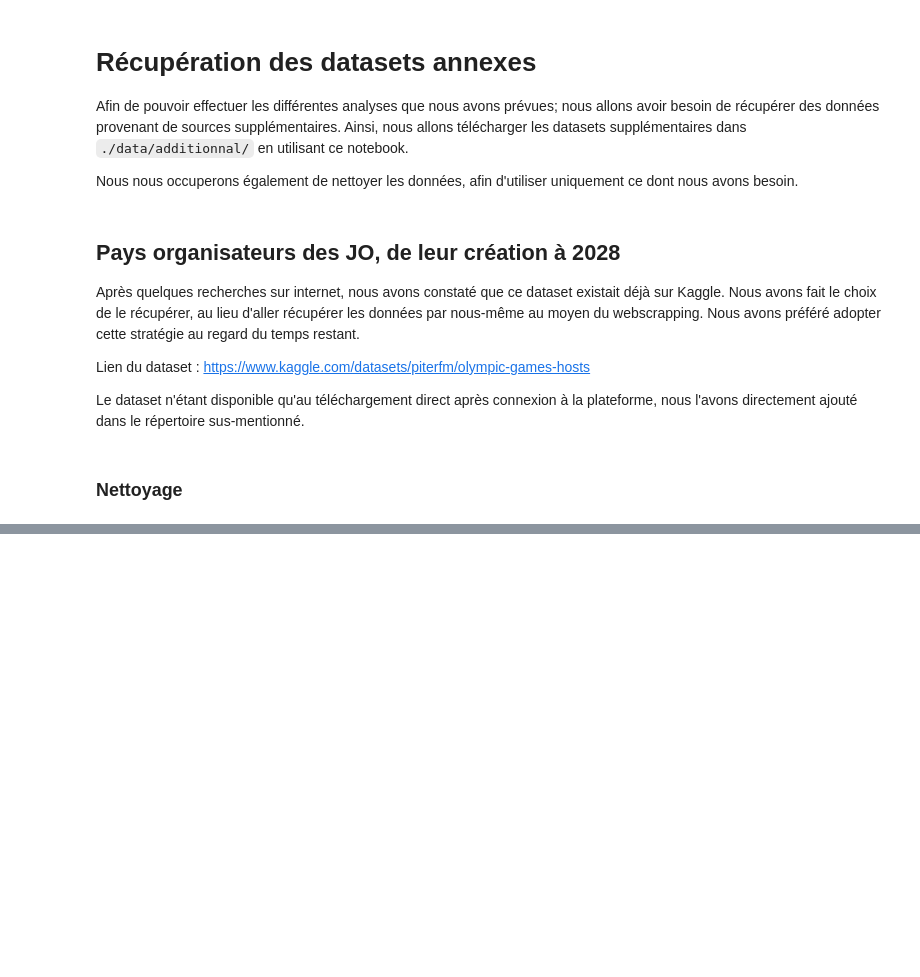
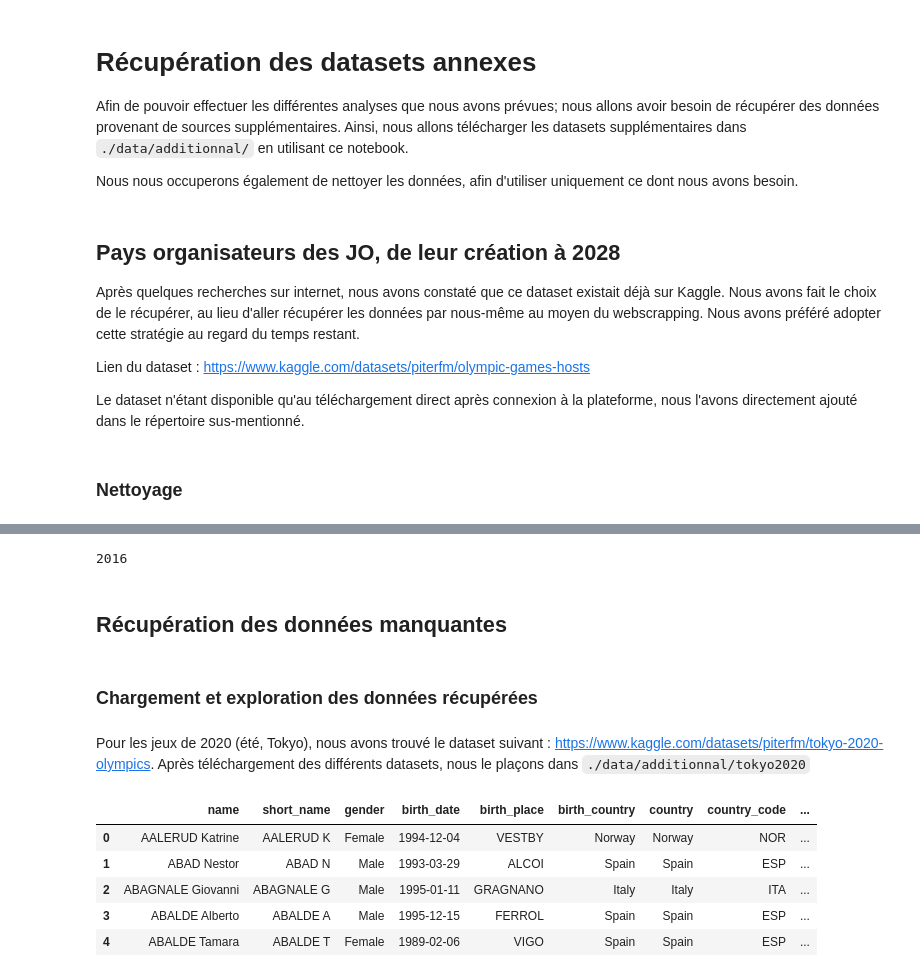
Before and after one commit to nastoo/tp-methodes-pour-analytique, a Jupyter notebook: Misc_dataset_gathering.ipynb, the cells around one changed output, grey strips where cells are left out. Saved outputs shown, nothing was run; the diff lists cells and outputs as text; code cells hidden in the pictures; blank space fills up the shorter version.

```diff
--- a/Misc_dataset_gathering.ipynb
+++ b/Misc_dataset_gathering.ipynb
@@ -47,0 +48,13 @@ df_hosting_countries_filtered.to_csv('data/additionnal/olympic_hosts_filtered.cs
+# %%
+df_test = pd.read_csv('./data/athlete_events.csv')
+df_test['Year'].max()
+
+# Il manque donc les données à partir des jeux de 2018
+# %% [output]
+2016
+# %% [markdown]
+## Récupération des données manquantes
+# %% [markdown]
+### Chargement et exploration des données récupérées
+# %% [markdown]
+Pour les jeux de 2020 (été, Tokyo), nous avons trouvé le dataset suivant : https://www.kaggle.com/datasets/piterfm/tokyo-2020-olympics. Après téléchargement des différents datasets, nous le plaçons dans `./data/additionnal/tokyo2020`
@@ -47,0 +67,24 @@ df_hosting_countries_filtered.to_csv('data/additionnal/olympic_hosts_filtered.cs
+# %%
+# athletes.csv
+df_tokyo_athletes.head()
+# Table de correspondance:
+# Name = name
+# Sex = gender
+# Age = birthdate - current year (2021)
+# Height = height_m (prendre avant le /)
+# Team = country
+# NOC = country_code
+# Games = Tokyo 2020
+# Year = 2020
+# Season = Summer
+# City = Tokyo
+# Sport = discipline (créer une table de correspondance?)
+# Event = N/A
+# Medal = N/A
+# %% [output]
+|  | name | short_name | gender | birth_date | birth_place | birth_country | country | country_code | ... |
+| 0 | AALERUD Katrine | AALERUD K | Female | 1994-12-04 | VESTBY | Norway | Norway | NOR | ... |
+| 1 | ABAD Nestor | ABAD N | Male | 1993-03-29 | ALCOI | Spain | Spain | ESP | ... |
+| 2 | ABAGNALE Giovanni | ABAGNALE G | Male | 1995-01-11 | GRAGNANO | Italy | Italy | ITA | ... |
+| 3 | ABALDE Alberto | ABALDE A | Male | 1995-12-15 | FERROL | Spain | Spain | ESP | ... |
+| 4 | ABALDE Tamara | ABALDE T | Female | 1989-02-06 | VIGO | Spain | Spain | ESP | ... |
```
Also changed, not shown: parts of 22 cells of this notebook, 3 other files.
